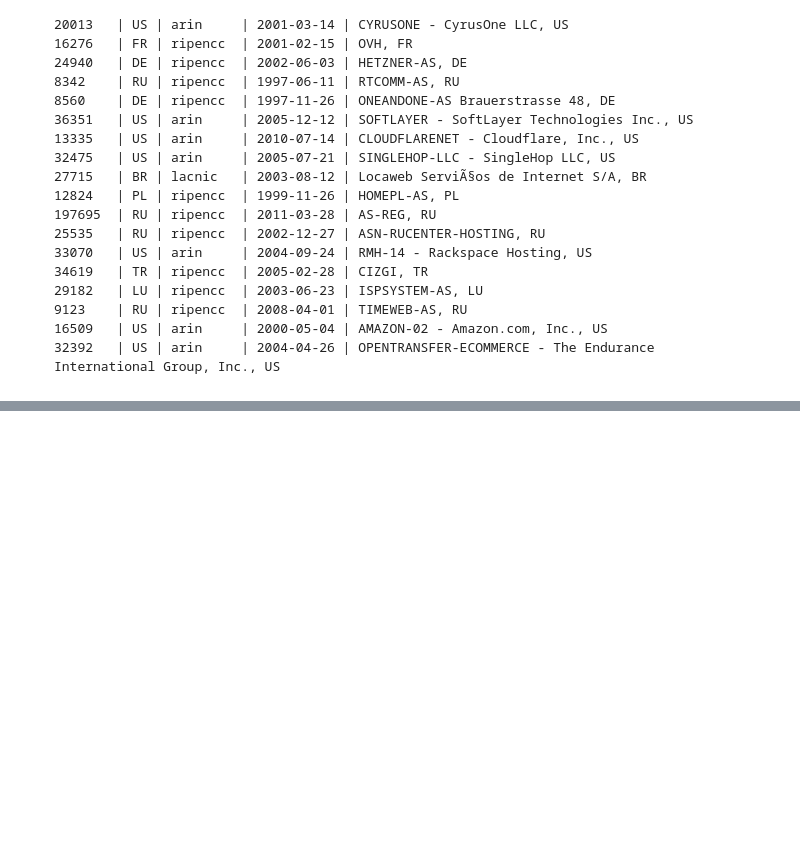
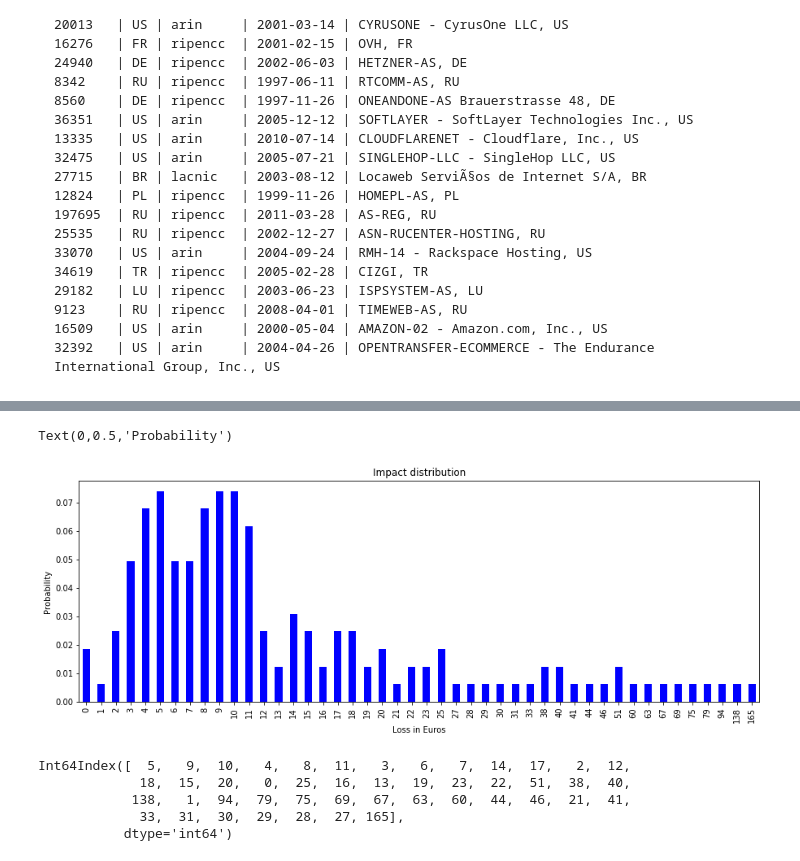
Before and after one commit to Yzoni/economics-cybsec, a Jupyter notebook: block_3/code_b3.ipynb, the cells around one changed output, grey strips where cells are left out. Cells and saved outputs as stored; diff of their text form; code cells hidden in the pictures; blank space fills up the shorter version.

```diff
--- a/block_3/code_b3.ipynb
+++ b/block_3/code_b3.ipynb
@@ -323,0 +400,18 @@ AS      | CC | Registry | Allocated  | AS Name
+# %%
+counts = a.description.value_counts()
+counts = counts / sum(counts)
+counts.sort_index().plot.bar(figsize=(15, 5), color='b')
+plt.title('Impact distribution')
+plt.xlabel('Loss in Euros')
+plt.ylabel('Probability')
+# %% [output]
+Text(0,0.5,'Probability')
+[figure, added]
+# %%
+counts.index
+# %% [output]
+Int64Index([  5,   9,  10,   4,   8,  11,   3,   6,   7,  14,  17,   2,  12,
+             18,  15,  20,   0,  25,  16,  13,  19,  23,  22,  51,  38,  40,
+            138,   1,  94,  79,  75,  69,  67,  63,  60,  44,  46,  21,  41,
+             33,  31,  30,  29,  28,  27, 165],
+           dtype='int64')
```
Also changed, not shown: parts of 8 cells of this notebook.
